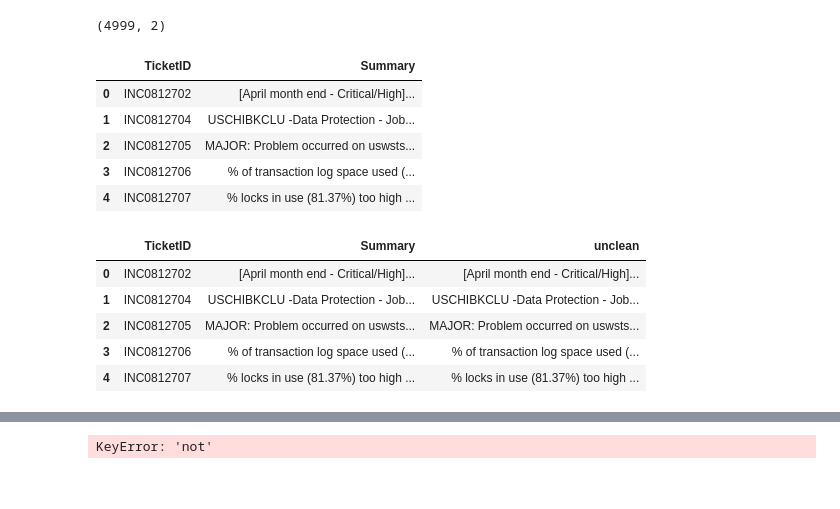
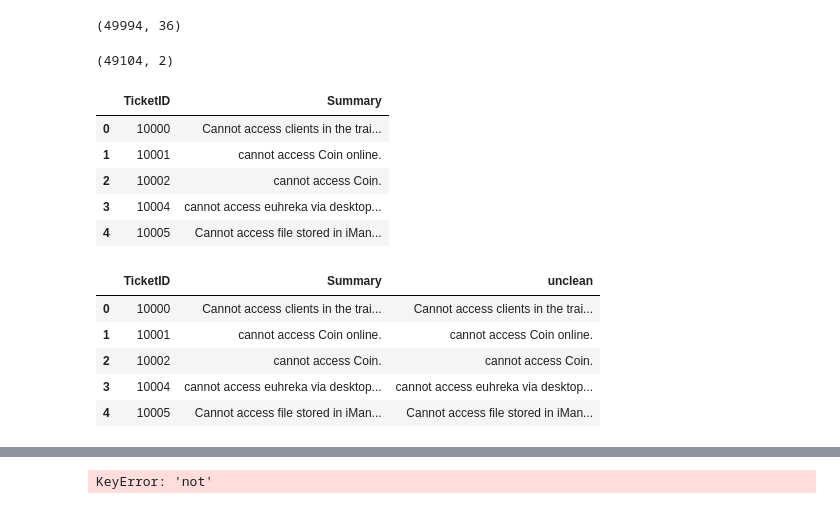
Before and after one commit to innovator-arjun/Ticket-grams, a Jupyter notebook: Finding Top Grams - Sep 4 2019.ipynb, the cells around one changed output, grey strips where cells are left out. Drawn from its saved outputs; the diff is of its cells as text; code cells hidden in the pictures.

```diff
--- a/Finding Top Grams - Sep 4 2019.ipynb
+++ b/Finding Top Grams - Sep 4 2019.ipynb
@@ -44,40 +47,46 @@ df = pd.DataFrame()
 for f in files_xls:
     data = pd.read_excel(f,sheet_name='CI-Data')
     df = df.append(data)
+# %%
+df.shape
+# %% [output]
+(49994, 36)
 # %%
 #Taking only TicketID and Summary which are essential
 
 ticket_df_full = pd.DataFrame(df, columns= ['TicketID','Summary'])
 
-ticket_df=ticket_df_full[['TicketID','Summary']]
+ticket_df_trim=ticket_df_full[['TicketID','Summary']]
 
 #no. of records and columns
-ticket_df.shape
+ticket_df_trim.shape
 
 #Dropping null/blank records
-ticket_df=ticket_df.dropna()
+ticket_df_trim=ticket_df_trim.dropna()
+# %%
+ticket_df_full = ticket_df_trim[ticket_df_trim['Summary'].notnull()]
 # %%
 #New table data shape
-ticket_df.shape
+ticket_df_full.shape
 # %% [output]
-(4999, 2)
+(49104, 2)
 # %%
-ticket_df.head()
+ticket_df_full.head()
 # %% [output]
 |  | TicketID | Summary |
-| 0 | INC0812702 | [April month end - Critical/High]... |
-| 1 | INC0812704 | USCHIBKCLU -Data Protection - Job... |
-| 2 | INC0812705 | MAJOR: Problem occurred on uswsts... |
-| 3 | INC0812706 | % of transaction log space used (... |
-| 4 | INC0812707 | % locks in use (81.37%) too high ... |
+| 0 | 10000 | Cannot access clients in the trai... |
+| 1 | 10001 | cannot access Coin online. |
+| 2 | 10002 | cannot access Coin. |
+| 3 | 10004 | cannot access euhreka via desktop... |
+| 4 | 10005 | Cannot access file stored in iMan... |
 # %%
-ticket_df['unclean']=ticket_df['Summary']
+ticket_df_full['unclean']=ticket_df_full['Summary']
 # %%
-ticket_df.head()
+ticket_df_full.head()
 # %% [output]
 |  | TicketID | Summary | unclean |
-| 0 | INC0812702 | [April month end - Critical/High]... | [April month end - Critical/High]... |
-| 1 | INC0812704 | USCHIBKCLU -Data Protection - Job... | USCHIBKCLU -Data Protection - Job... |
-| 2 | INC0812705 | MAJOR: Problem occurred on uswsts... | MAJOR: Problem occurred on uswsts... |
-| 3 | INC0812706 | % of transaction log space used (... | % of transaction log space used (... |
-| 4 | INC0812707 | % locks in use (81.37%) too high ... | % locks in use (81.37%) too high ... |
+| 0 | 10000 | Cannot access clients in the trai... | Cannot access clients in the trai... |
+| 1 | 10001 | cannot access Coin online. | cannot access Coin online. |
+| 2 | 10002 | cannot access Coin. | cannot access Coin. |
+| 3 | 10004 | cannot access euhreka via desktop... | cannot access euhreka via desktop... |
+| 4 | 10005 | Cannot access file stored in iMan... | Cannot access file stored in iMan... |
```
Also changed, not shown: parts of 53 cells of this notebook.
